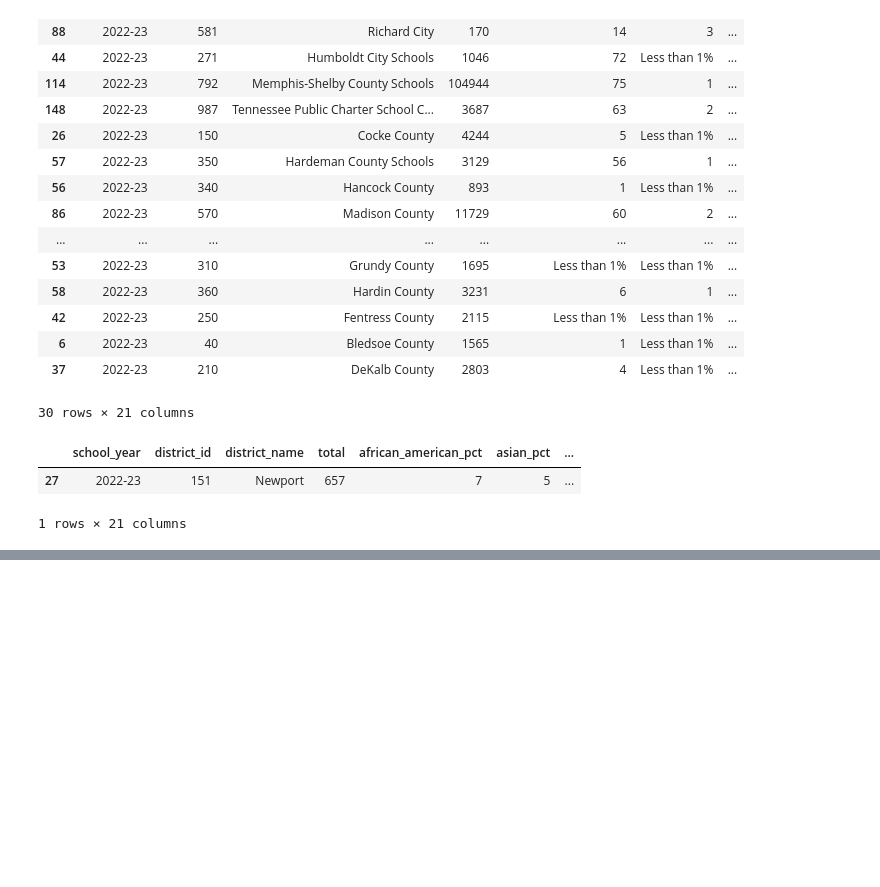
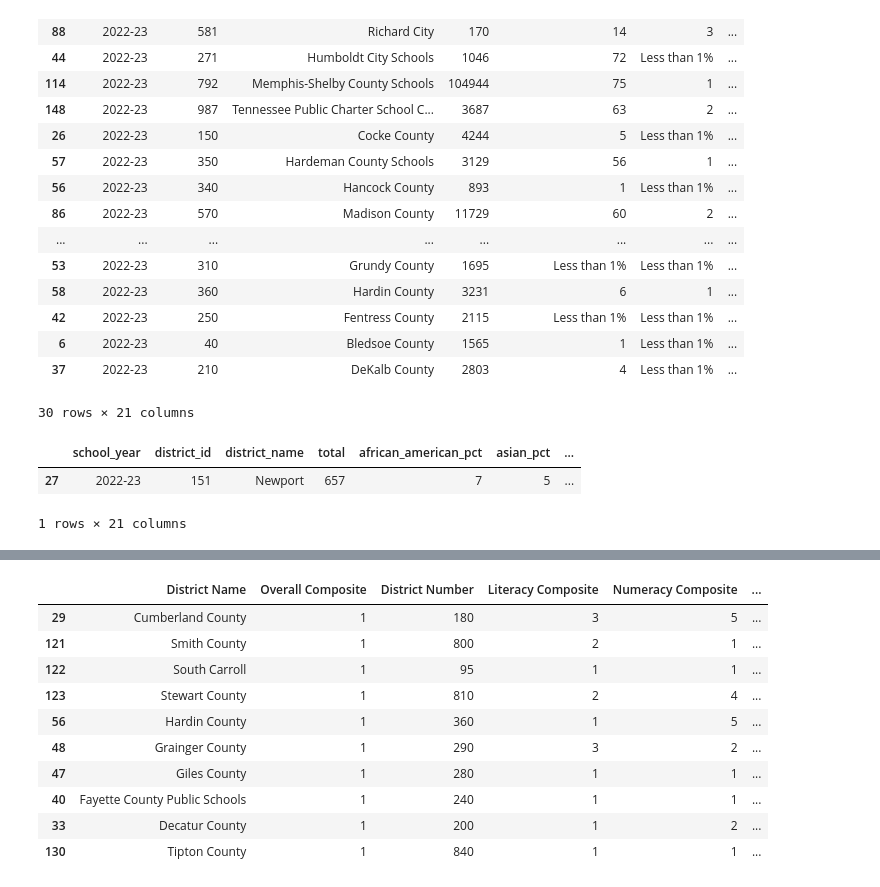
Before and after one commit to jmcapps/education_capstone, a Jupyter notebook: notebooks/test.ipynb, the cells around one changed output, grey strips where cells are left out. Saved outputs shown, nothing was run; the diff lists cells and outputs as text; code cells hidden in the pictures; blank space fills up the shorter version.

```diff
--- a/notebooks/test.ipynb
+++ b/notebooks/test.ipynb
@@ -702,0 +1059,2 @@ largest_pct_exceed
+# %%
+tvaas = pd.read_csv('../data/2023_tvaas_district_composite (2).csv', encoding='latin-1')
@@ -702,0 +1088,4 @@ largest_pct_exceed
+# %%
+tvaas_overall = tvaas.groupby(['District Name', 'Overall Composite']).sum().reset_index()
+# %%
+sorted_tvaas_overall = tvaas_overall.sort_values(by='Overall Composite', ascending=False)
@@ -702,0 +1101,14 @@ largest_pct_exceed
+# %%
+sorted_tvaas_overall.nsmallest(10, 'Overall Composite')
+# %% [output]
+|  | District Name | Overall Composite | District Number | Literacy Composite | Numeracy Composite | ... |
+| 29 | Cumberland County | 1 | 180 | 3 | 5 | ... |
+| 121 | Smith County | 1 | 800 | 2 | 1 | ... |
+| 122 | South Carroll | 1 | 95 | 1 | 1 | ... |
+| 123 | Stewart County | 1 | 810 | 2 | 4 | ... |
+| 56 | Hardin County | 1 | 360 | 1 | 5 | ... |
+| 48 | Grainger County | 1 | 290 | 3 | 2 | ... |
+| 47 | Giles County | 1 | 280 | 1 | 1 | ... |
+| 40 | Fayette County Public Schools | 1 | 240 | 1 | 1 | ... |
+| 33 | Decatur County | 1 | 200 | 1 | 2 | ... |
+| 130 | Tipton County | 1 | 840 | 1 | 1 | ... |
```
Also changed, not shown: parts of 83 cells of this notebook, 2 other files.
